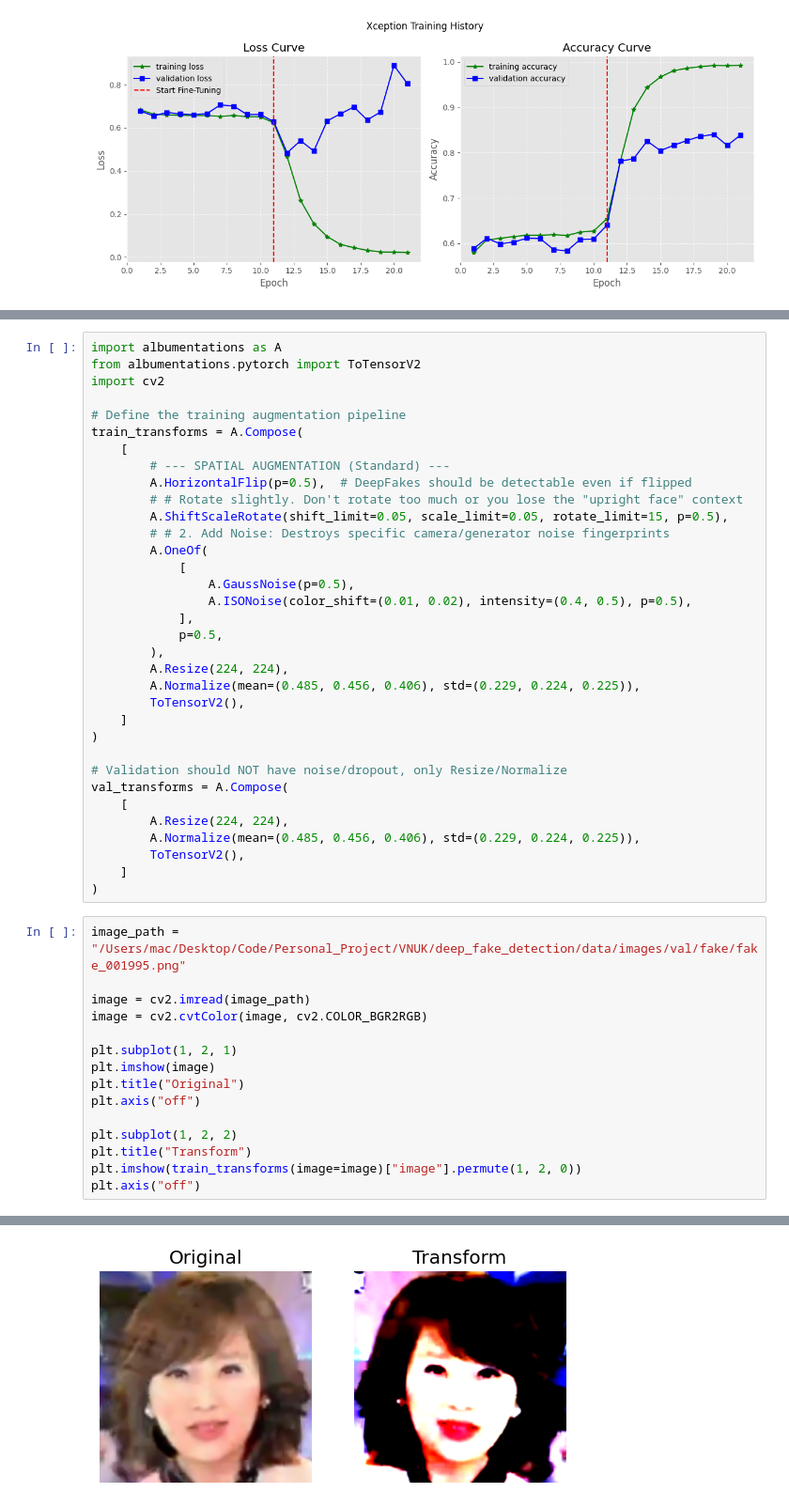
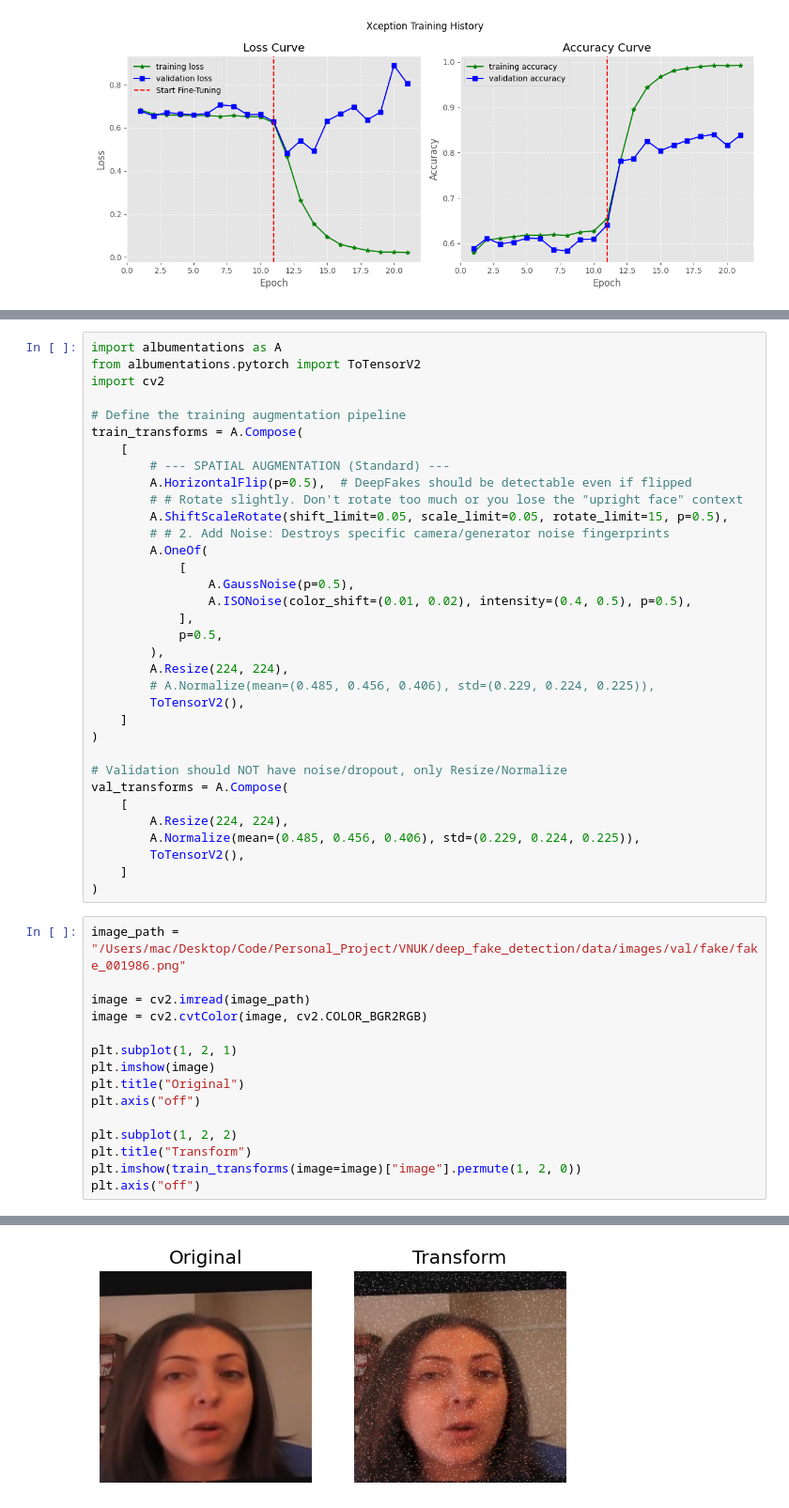
Before and after one commit to DangCongKhai/deep_fake_detection, a Jupyter notebook: notebooks/resnet18_image_classification.ipynb, the cells around one changed output, grey strips where cells are left out. Shown at 94% size. Saved outputs shown, nothing was run; the diff lists cells and outputs as text.

```diff
--- a/notebooks/resnet18_image_classification.ipynb
+++ b/notebooks/resnet18_image_classification.ipynb
@@ -867,7 +876,7 @@ train_transforms = A.Compose(
             p=0.5,
         ),
         A.Resize(224, 224),
-        A.Normalize(mean=(0.485, 0.456, 0.406), std=(0.229, 0.224, 0.225)),
+        # A.Normalize(mean=(0.485, 0.456, 0.406), std=(0.229, 0.224, 0.225)),
         ToTensorV2(),
     ]
 )
@@ -881,7 +890,7 @@ val_transforms = A.Compose(
     ]
 )
 # %%
-image_path = "/Users/mac/Desktop/Code/Personal_Project/VNUK/deep_fake_detection/data/images/val/fake/fake_001995.png"
+image_path = "/Users/mac/Desktop/Code/Personal_Project/VNUK/deep_fake_detection/data/images/val/fake/fake_001986.png"
 
 image = cv2.imread(image_path)
 image = cv2.cvtColor(image, cv2.COLOR_BGR2RGB)
@@ -901 +909 @@ Clipping input data to the valid range for imshow with RGB data ([0..1] for floa
-[figure, old version]
+[figure, new version]
```
Also changed, not shown: parts of 35 cells of this notebook.
